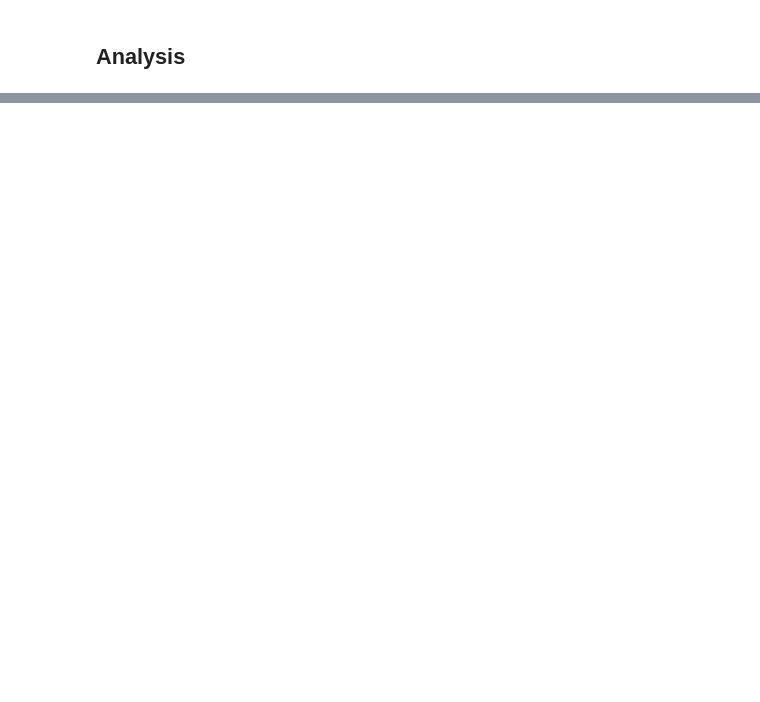
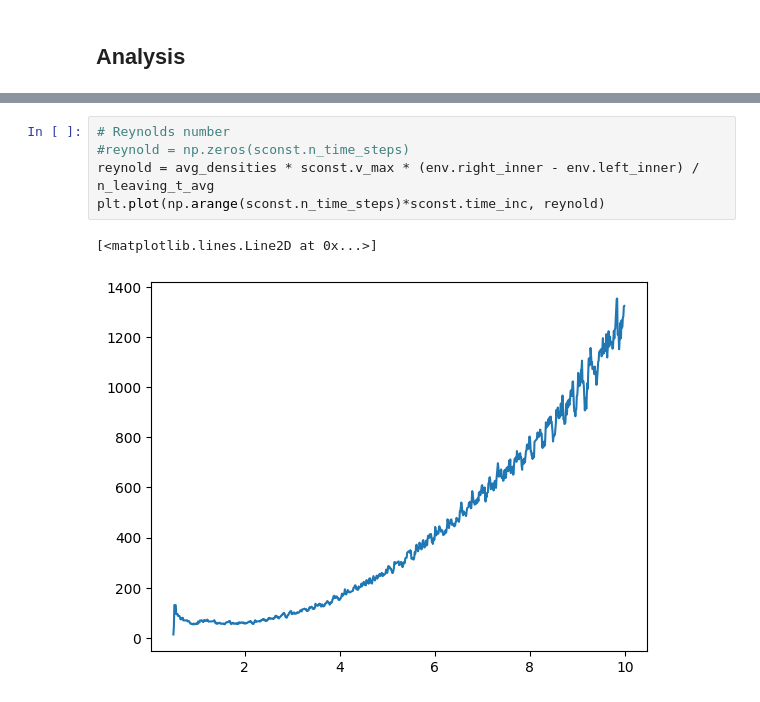
Before and after one commit to gasparyanartur/crowd-disasters-simulation, a Jupyter notebook: analysis.ipynb, the cells around one changed output, grey strips where cells are left out. Cells and saved outputs as stored; diff of their text form; blank space fills up the shorter version.

```diff
--- a/analysis.ipynb
+++ b/analysis.ipynb
@@ -98,0 +119,8 @@ plt.plot(time_steps, np.mean(data[:, :, 6], axis=1));
+# %%
+# Reynolds number
+#reynold = np.zeros(sconst.n_time_steps)
+reynold = avg_densities * sconst.v_max * (env.right_inner - env.left_inner) / n_leaving_t_avg
+plt.plot(np.arange(sconst.n_time_steps)*sconst.time_inc, reynold)
+# %% [output]
+[<matplotlib.lines.Line2D at 0x...>]
+[figure, added]
```
Also changed, not shown: parts of 9 cells of this notebook, 6 other files.
